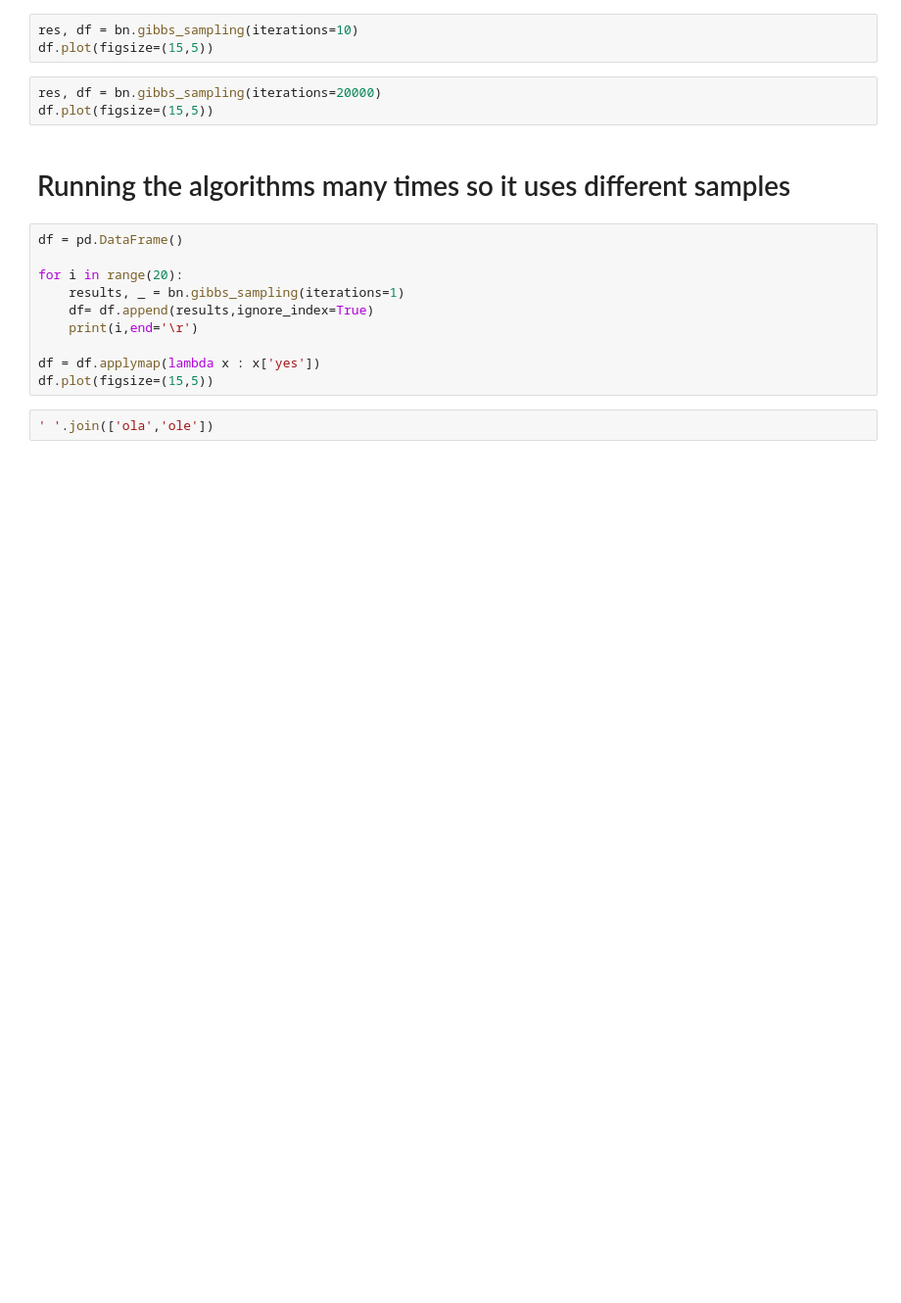
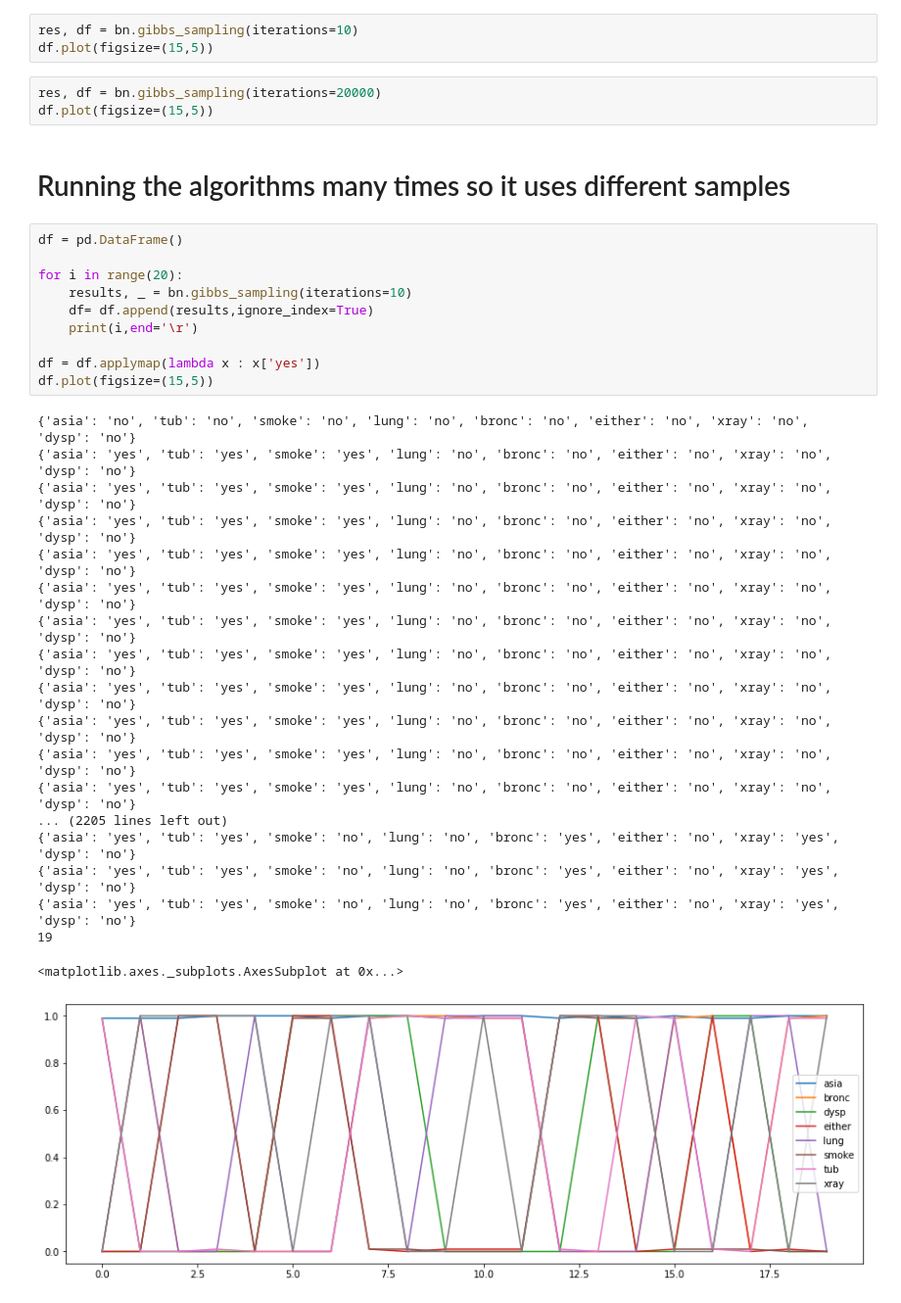
Before and after one commit to Jia-Pan/BN, a Jupyter notebook: BN_v1.ipynb, the cells around one changed output. Shown: that part at 98% size. Saved outputs shown, nothing was run; the diff lists cells and outputs as text; blank space fills up the shorter version.

```diff
--- a/BN_v1.ipynb
+++ b/BN_v1.ipynb
@@ -46,12 +71,30 @@ df.plot(figsize=(15,5))
 # %%
 df = pd.DataFrame()
 
 for i in range(20):
-    results, _ = bn.gibbs_sampling(iterations=1)
+    results, _ = bn.gibbs_sampling(iterations=10)
     df= df.append(results,ignore_index=True)
     print(i,end='\r')
 
 df = df.applymap(lambda x : x['yes'])
 df.plot(figsize=(15,5))
+# %% [output]
+{'asia': 'no', 'tub': 'no', 'smoke': 'no', 'lung': 'no', 'bronc': 'no', 'either': 'no', 'xray': 'no', 'dysp': 'no'}
+{'asia': 'yes', 'tub': 'yes', 'smoke': 'yes', 'lung': 'no', 'bronc': 'no', 'either': 'no', 'xray': 'no', 'dysp': 'no'}
+{'asia': 'yes', 'tub': 'yes', 'smoke': 'yes', 'lung': 'no', 'bronc': 'no', 'either': 'no', 'xray': 'no', 'dysp': 'no'}
+{'asia': 'yes', 'tub': 'yes', 'smoke': 'yes', 'lung': 'no', 'bronc': 'no', 'either': 'no', 'xray': 'no', 'dysp': 'no'}
+{'asia': 'yes', 'tub': 'yes', 'smoke': 'yes', 'lung': 'no', 'bronc': 'no', 'either': 'no', 'xray': 'no', 'dysp': 'no'}
+{'asia': 'yes', 'tub': 'yes', 'smoke': 'yes', 'lung': 'no', 'bronc': 'no', 'either': 'no', 'xray': 'no', 'dysp': 'no'}
+{'asia': 'yes', 'tub': 'yes', 'smoke': 'yes', 'lung': 'no', 'bronc': 'no', 'either': 'no', 'xray': 'no', 'dysp': 'no'}
+{'asia': 'yes', 'tub': 'yes', 'smoke': 'yes', 'lung': 'no', 'bronc': 'no', 'either': 'no', 'xray': 'no', 'dysp': 'no'}
+{'asia': 'yes', 'tub': 'yes', 'smoke': 'yes', 'lung': 'no', 'bronc': 'no', 'either': 'no', 'xray': 'no', 'dysp': 'no'}
+{'asia': 'yes', 'tub': 'yes', 'smoke': 'yes', 'lung': 'no', 'bronc': 'no', 'either': 'no', 'xray': 'no', 'dysp': 'no'}
+{'asia': 'yes', 'tub': 'yes', 'smoke': 'yes', 'lung': 'no', 'bronc': 'no', 'either': 'no', 'xray': 'no', 'dysp': 'no'}
+{'asia': 'yes', 'tub': 'yes', 'smoke': 'yes', 'lung': 'no', 'bronc': 'no', 'either': 'no', 'xray': 'no', 'dysp': 'no'}
+... (2205 lines left out)
+{'asia': 'yes', 'tub': 'yes', 'smoke': 'no', 'lung': 'no', 'bronc': 'yes', 'either': 'no', 'xray': 'yes', 'dysp': 'no'}
+{'asia': 'yes', 'tub': 'yes', 'smoke': 'no', 'lung': 'no', 'bronc': 'yes', 'either': 'no', 'xray': 'yes', 'dysp': 'no'}
+{'asia': 'yes', 'tub': 'yes', 'smoke': 'no', 'lung': 'no', 'bronc': 'yes', 'either': 'no', 'xray': 'yes', 'dysp': 'no'}
+19
+<matplotlib.axes._subplots.AxesSubplot at 0x...>
+[figure, added]
-# %%
-' '.join(['ola','ole'])
```
Also changed, not shown: parts of 3 cells of this notebook, 1 other file.
